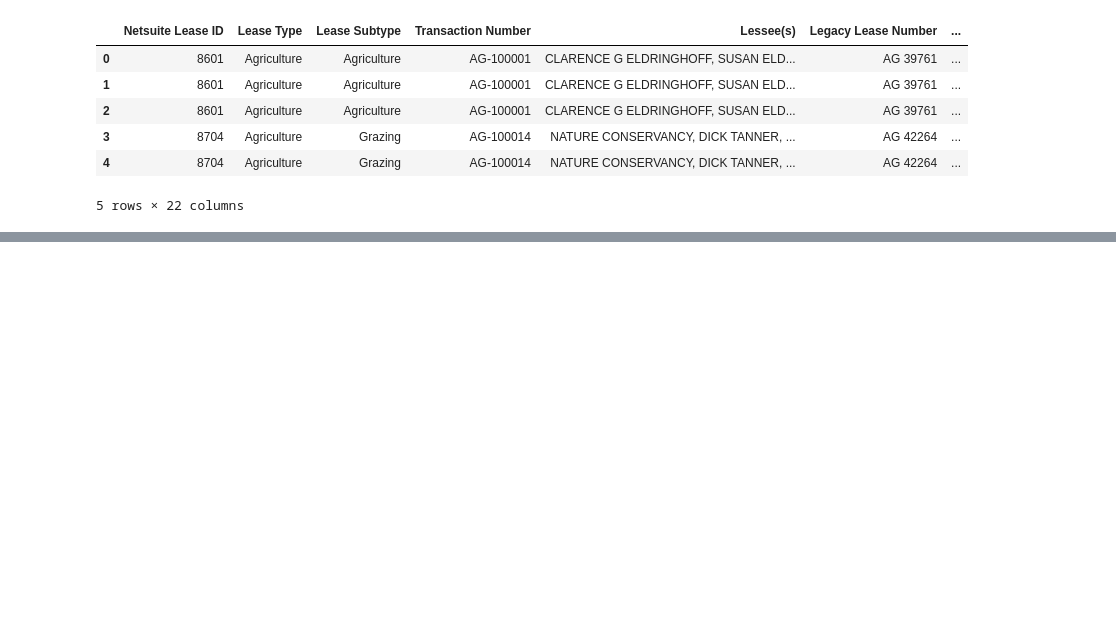
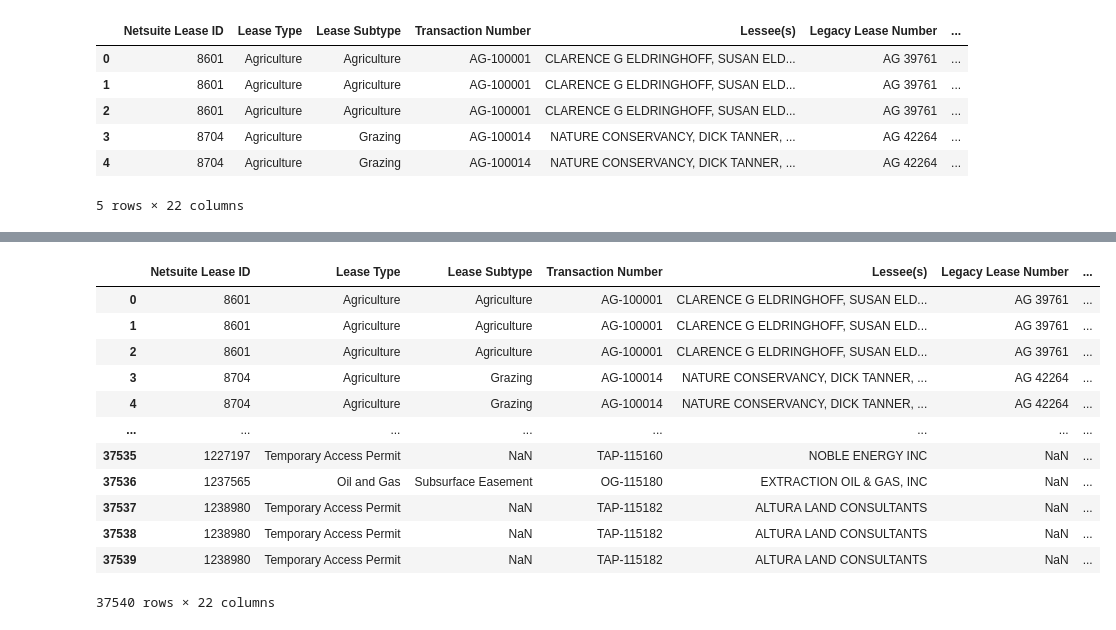
Before and after one commit to lawnshogan/Code, a Jupyter notebook: Python/DataScience/SLB_Lease_Update.ipynb, the cells around one changed output, grey strips where cells are left out. Drawn from its saved outputs; the diff is of its cells as text; code cells hidden in the pictures; blank space fills up the shorter version.

Commit message:
Start Lease Update Script

```diff
--- a/Python/DataScience/SLB_Lease_Update.ipynb
+++ b/Python/DataScience/SLB_Lease_Update.ipynb
@@ -121,0 +151,18 @@ merged_df.head(5)
+# %%
+# I need to merge or join the results of grouped_df into merged_df
+
+merged_df
+# %% [output]
+|  | Netsuite Lease ID | Lease Type | Lease Subtype | Transaction Number | Lessee(s) | Legacy Lease Number | ... |
+| 0 | 8601 | Agriculture | Agriculture | AG-100001 | CLARENCE G ELDRINGHOFF, SUSAN ELD... | AG 39761 | ... |
+| 1 | 8601 | Agriculture | Agriculture | AG-100001 | CLARENCE G ELDRINGHOFF, SUSAN ELD... | AG 39761 | ... |
+| 2 | 8601 | Agriculture | Agriculture | AG-100001 | CLARENCE G ELDRINGHOFF, SUSAN ELD... | AG 39761 | ... |
+| 3 | 8704 | Agriculture | Grazing | AG-100014 | NATURE CONSERVANCY, DICK TANNER, ... | AG 42264 | ... |
+| 4 | 8704 | Agriculture | Grazing | AG-100014 | NATURE CONSERVANCY, DICK TANNER, ... | AG 42264 | ... |
+| ... | ... | ... | ... | ... | ... | ... | ... |
+| 37535 | 1227197 | Temporary Access Permit | NaN | TAP-115160 | NOBLE ENERGY INC | NaN | ... |
+| 37536 | 1237565 | Oil and Gas | Subsurface Easement | OG-115180 | EXTRACTION OIL & GAS, INC | NaN | ... |
+| 37537 | 1238980 | Temporary Access Permit | NaN | TAP-115182 | ALTURA LAND CONSULTANTS | NaN | ... |
+| 37538 | 1238980 | Temporary Access Permit | NaN | TAP-115182 | ALTURA LAND CONSULTANTS | NaN | ... |
+| 37539 | 1238980 | Temporary Access Permit | NaN | TAP-115182 | ALTURA LAND CONSULTANTS | NaN | ... |
+37540 rows × 22 columns
```
Also changed, not shown: parts of 2 cells of this notebook.
